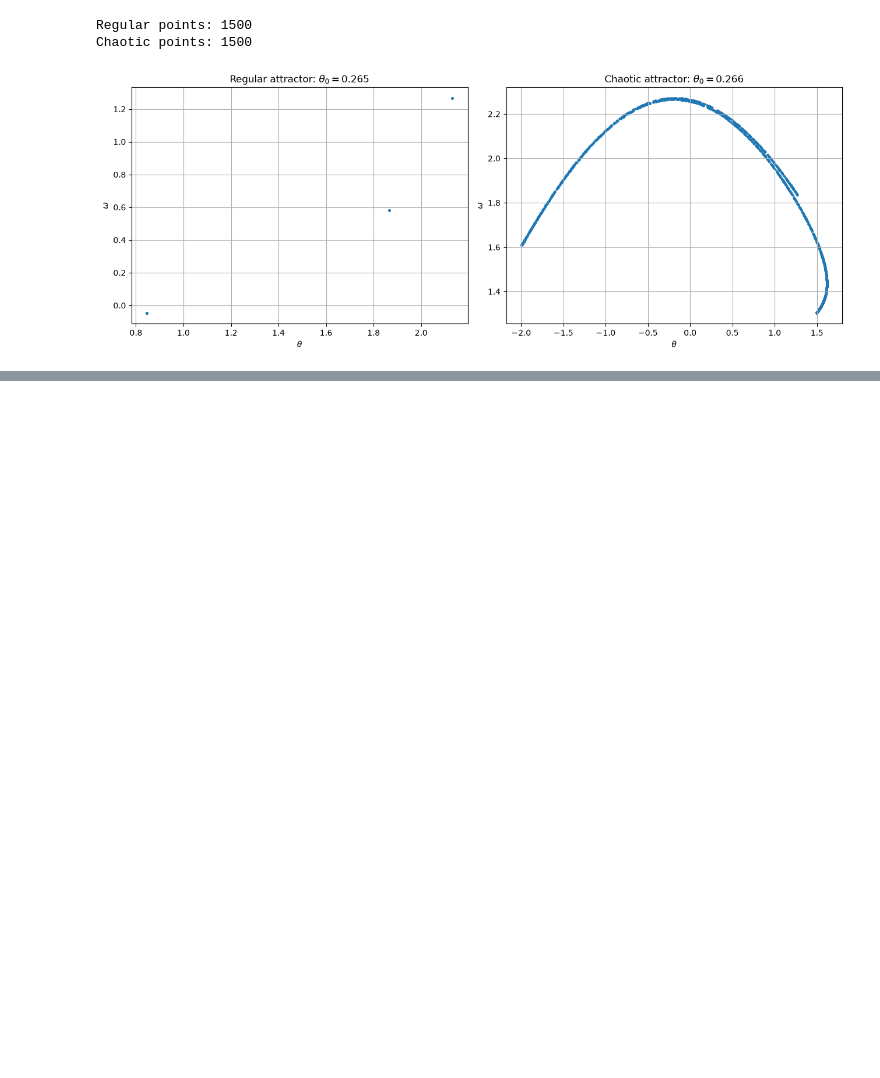
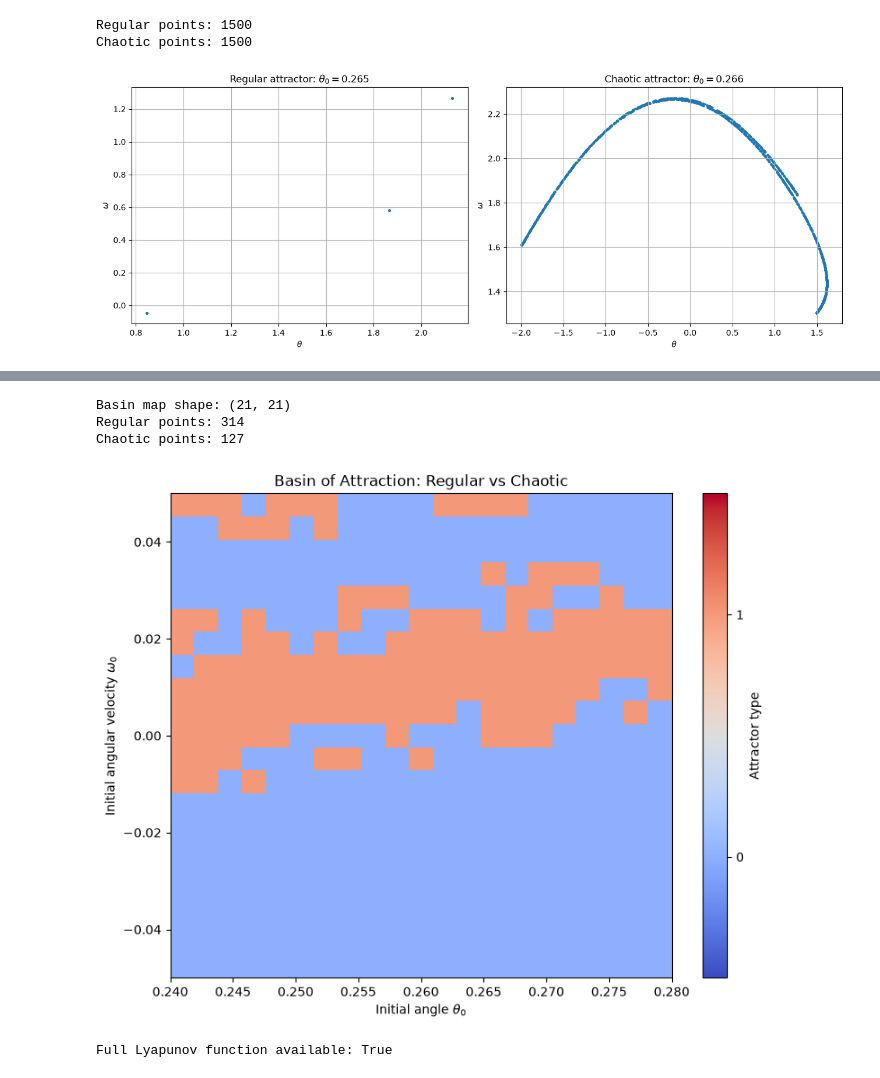
Before and after one commit to AbolfazlAmiri1998/nonlinear-driven-pendulum, a Jupyter notebook: nonlinear_driven_pendulum.ipynb, the cells around one changed output, grey strips where cells are left out. Cells and saved outputs as stored; diff of their text form; code cells hidden in the pictures; blank space fills up the shorter version.

Commit message:
Complete basin analysis and validate coexisting attractors

```diff
--- a/nonlinear_driven_pendulum.ipynb
+++ b/nonlinear_driven_pendulum.ipynb
@@ -1945,0 +2003,4 @@ plt.show()
+# %%
+q = 0.5
+F_D = 1.1092578125
+Omega_D = 2 / 3
@@ -1945,0 +2106,19 @@ plt.show()
+# %%
+basin_map = np.zeros(
+    (len(omega_basin), len(theta_basin))
+)
+
+for i, omega_0 in enumerate(omega_basin):
+    for j, theta_0 in enumerate(theta_basin):
+        basin_map[i, j] = classify_attractor(
+            theta_0,
+            omega_0
+        )
+
+print("Basin map shape:", basin_map.shape)
+print("Regular points:", np.sum(basin_map == 0))
+print("Chaotic points:", np.sum(basin_map == 1))
+# %% [output]
+Basin map shape: (21, 21)
+Regular points: 314
+Chaotic points: 127
@@ -1945,0 +2127,38 @@ plt.show()
+# %%
+plt.figure(figsize=(9, 7))
+
+plt.imshow(
+    basin_map,
+    origin="lower",
+    extent=[
+        theta_basin[0],
+        theta_basin[-1],
+        omega_basin[0],
+        omega_basin[-1]
+    ],
+    aspect="auto",
+    interpolation="nearest",
+    cmap="coolwarm"
+)
+
+plt.xlabel(r"Initial angle $\theta_0$")
+plt.ylabel(r"Initial angular velocity $\omega_0$")
+plt.title("Basin of Attraction: Regular vs Chaotic")
+
+plt.colorbar(
+    ticks=[0, 1],
+    label="Attractor type"
+)
+
+plt.clim(-0.5, 1.5)
+plt.grid(False)
+plt.show()
+# %% [output]
+[figure, added]
+# %%
+print(
+    "Full Lyapunov function available:",
+    "calculate_full_lyapunov_spectrum" in globals()
+)
+# %% [output]
+Full Lyapunov function available: True
```
Also changed, not shown: parts of 24 cells of this notebook.
